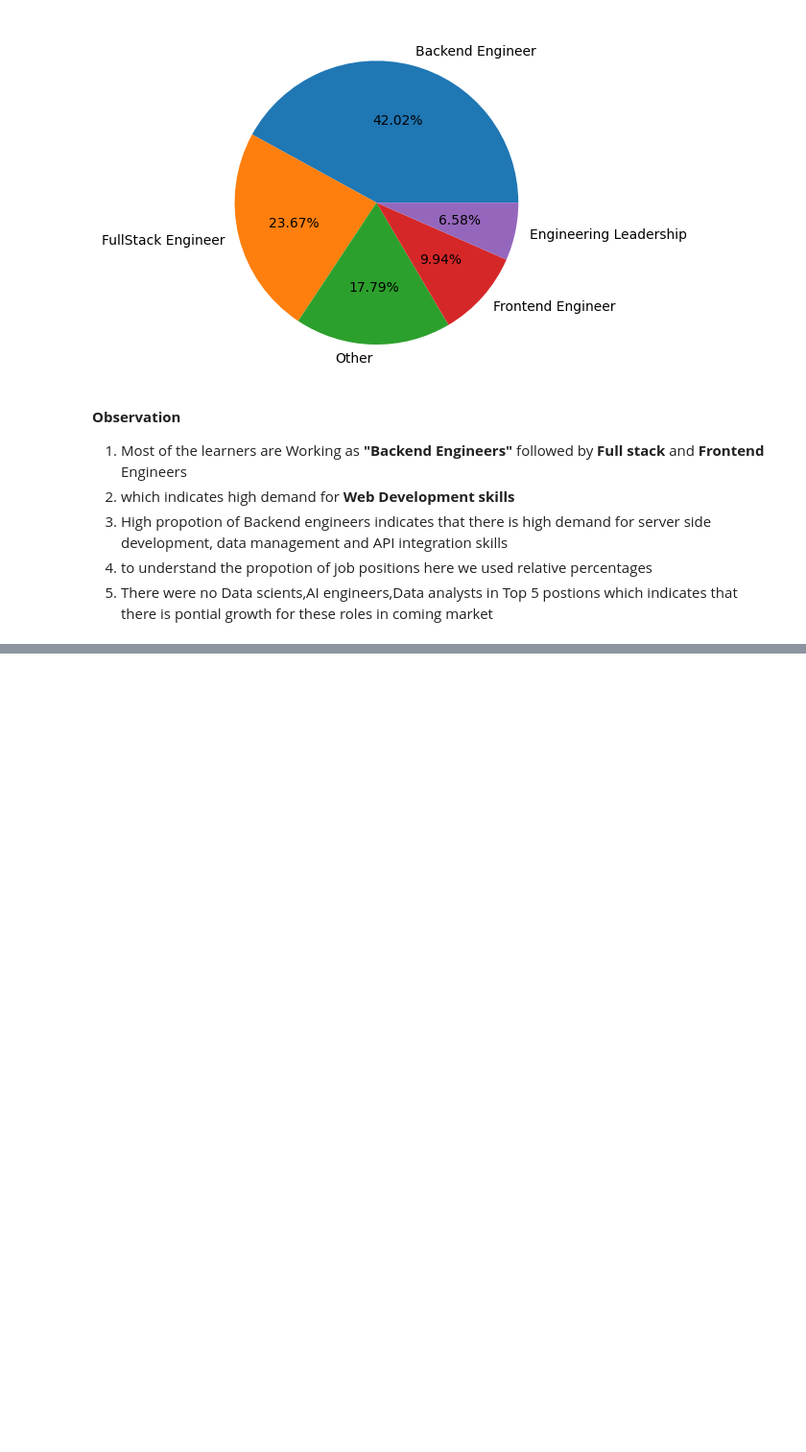
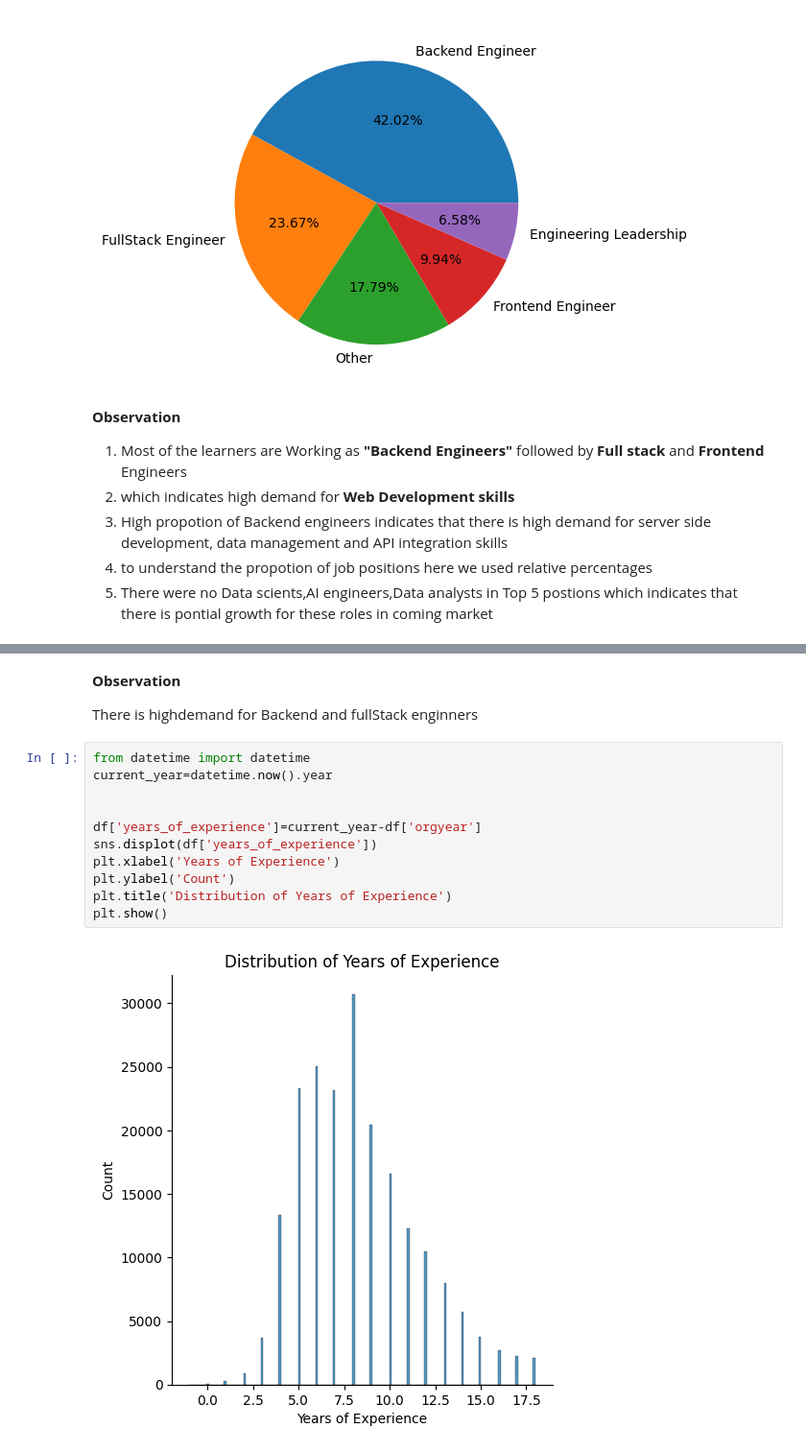
Before and after one commit to DineshPrabhuEng/Case_studies, a Jupyter notebook: Case_studies/K_Means_Case_Study.ipynb, the cells around one changed output, grey strips where cells are left out. Shown at 96% size. Cells and saved outputs as stored; diff of their text form; blank space fills up the shorter version.

```diff
--- a/Case_studies/K_Means_Case_Study.ipynb
+++ b/Case_studies/K_Means_Case_Study.ipynb
@@ -422,0 +468,18 @@ plt.show()
+# %% [markdown]
+**Observation**
+
+
+There is  highdemand for Backend  and fullStack enginners
+# %%
+from datetime import datetime
+current_year=datetime.now().year
+
+
+df['years_of_experience']=current_year-df['orgyear']
+sns.displot(df['years_of_experience'])
+plt.xlabel('Years of Experience')
+plt.ylabel('Count')
+plt.title('Distribution of Years of Experience')
+plt.show()
+# %% [output]
+[figure, added]
```
Also changed, not shown: parts of 27 cells of this notebook.
